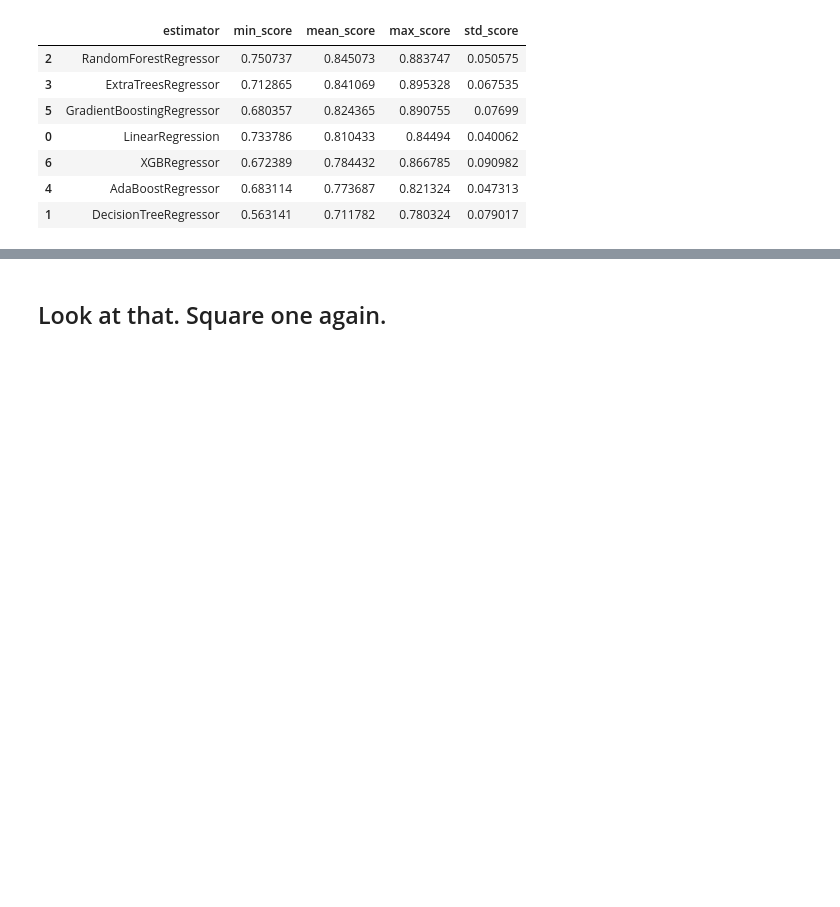
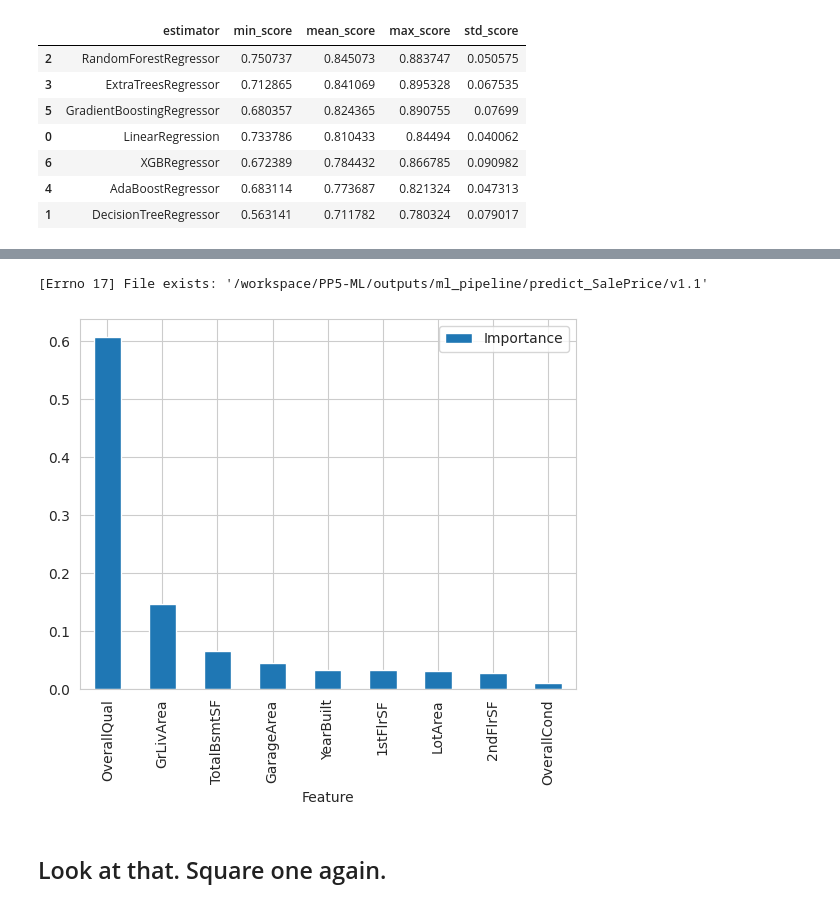
Before and after one commit to BjornBishop/PP5-ML, a Jupyter notebook: jupyter_notebooks/4.1Pipeline_continued.ipynb, the cells around one changed output, grey strips where cells are left out. Saved outputs shown, nothing was run; the diff lists cells and outputs as text; code cells hidden in the pictures; blank space fills up the shorter version.

```diff
--- a/jupyter_notebooks/4.1Pipeline_continued.ipynb
+++ b/jupyter_notebooks/4.1Pipeline_continued.ipynb
@@ -223,3 +230,13 @@ print("* Train set:", X_train.shape, y_train.shape,
 # %% [output]
 * Train set: (1168, 10) (1168,)
 * Test set: (292, 10) (292,)
+# %%
+import joblib
+
+version = 'v1.1'
+file_path = f'outputs/ml_pipeline/predict_SalePrice/{version}'
+
+try:
+  os.makedirs(name=file_path)
+except Exception as e:
+  print(e)
@@ -225,0 +254,13 @@ print("* Train set:", X_train.shape, y_train.shape,
+# %%
+import joblib
+
+version = 'v1.1'
+file_path = f'/workspace/PP5-ML/outputs/ml_pipeline/predict_SalePrice/{version}'
+
+try:
+  os.makedirs(name=file_path)
+except Exception as e:
+  print(e)
+
+X_train.to_csv(f"{file_path}/X_train.csv", index=False)
+y_train.to_csv(f"{file_path}/y_train.csv", index=False)
@@ -321,3 +398,19 @@ else:
+# %%
+import joblib
+
+version = 'v1.1'
+file_path = f'/workspace/PP5-ML/outputs/ml_pipeline/predict_SalePrice/{version}'
+
+try:
+  os.makedirs(name=file_path)
+except Exception as e:
+  print(e)
+
+df_feature_importance.plot(kind='bar', x='Feature', y='Importance')
+plt.savefig(f'{file_path}/features_importance.png', bbox_inches='tight')
+# %% [output]
+[Errno 17] File exists: '/workspace/PP5-ML/outputs/ml_pipeline/predict_SalePrice/v1.1'
+[figure, added]
 # %% [markdown]
 ## Look at that. Square one again.
 # %%
```
Also changed, not shown: parts of 56 cells of this notebook, 24 other files.
